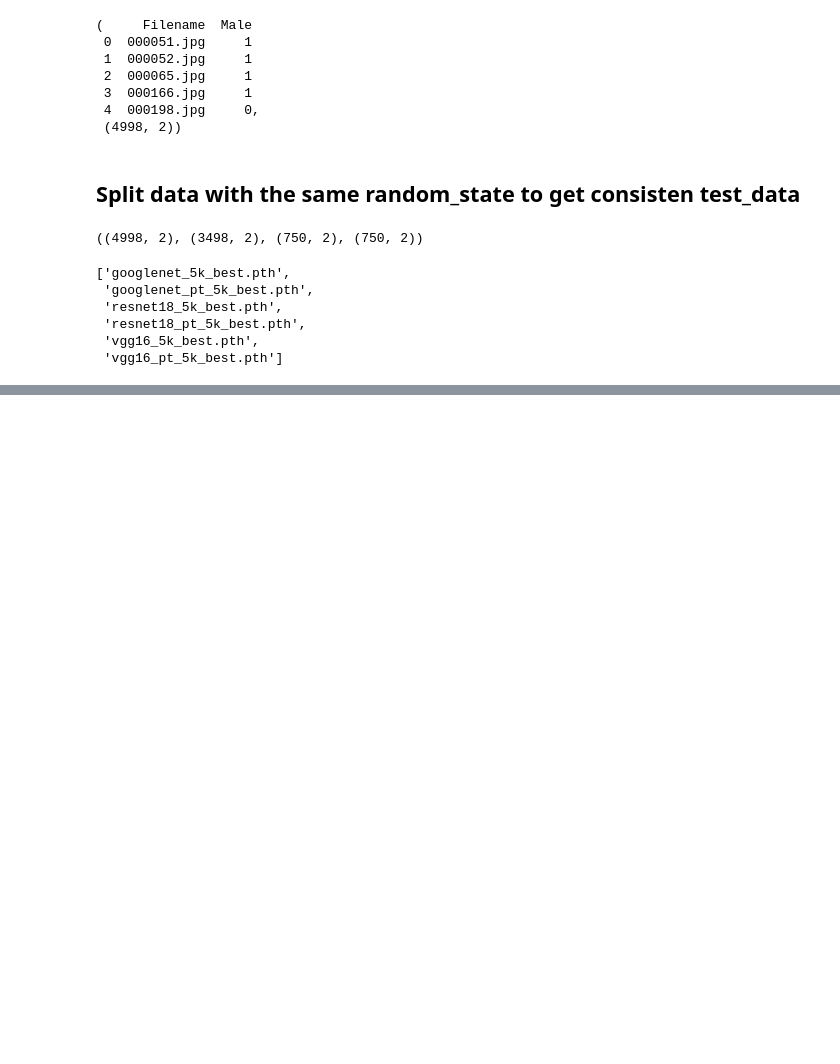
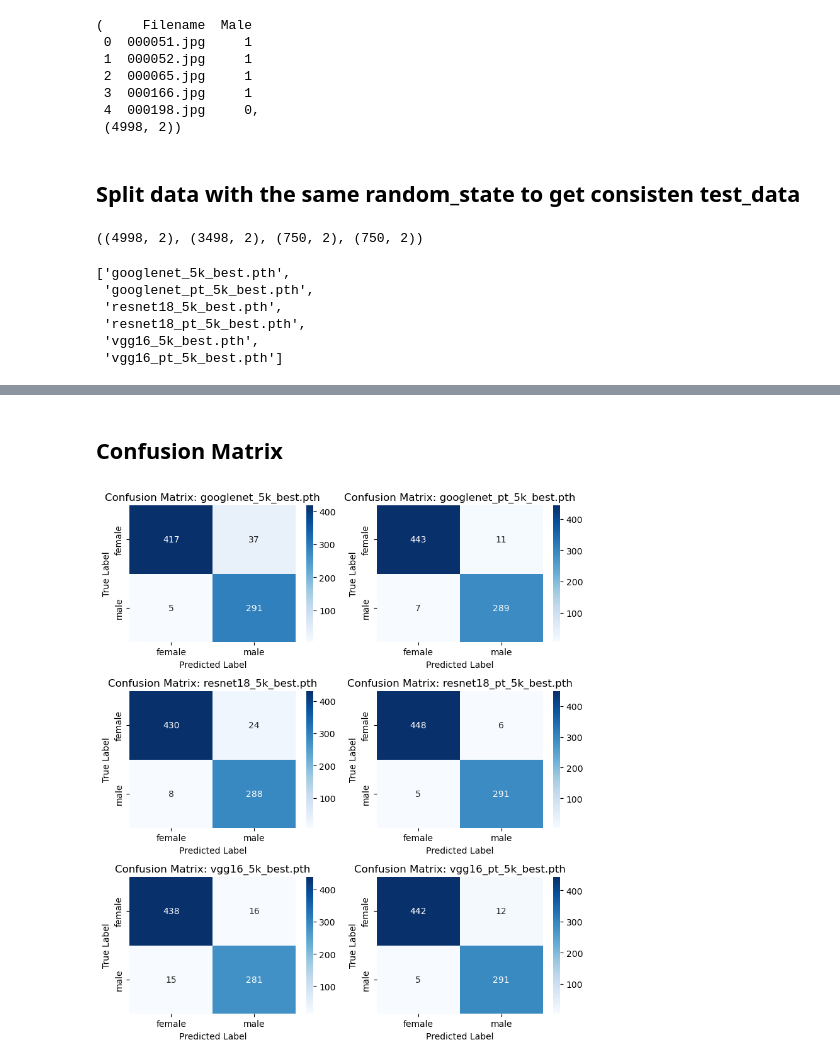
Before and after one commit to budikawira/gender-classification, a Jupyter notebook: gender_classification_evaluation.ipynb, the cells around one changed output, grey strips where cells are left out. Saved outputs shown, nothing was run; the diff lists cells and outputs as text; code cells hidden in the pictures; blank space fills up the shorter version.

```diff
--- a/gender_classification_evaluation.ipynb
+++ b/gender_classification_evaluation.ipynb
@@ -436,0 +464,4 @@ accuracy, all_preds, all_labels, total_time, avg_time_per_sample = evaluate_mode
+# %%
+df_eval = pd.DataFrame(eval_results)
+
+df_eval.columns
@@ -436,0 +486,9 @@ accuracy, all_preds, all_labels, total_time, avg_time_per_sample = evaluate_mode
+# %%
+for i in range(len(df_eval)):
+    print('-'*55)
+    print('Model: {}'.format(df_eval['model'][i]))
+    df_class = pd.DataFrame(df_eval['classification_report'][i]).transpose()
+    df_class['support'] = df_class['support'].astype(int)
+    print(df_class)
+    print('-'*55)
+    print()
@@ -436,0 +513,23 @@ accuracy, all_preds, all_labels, total_time, avg_time_per_sample = evaluate_mode
+# %% [markdown]
+## Confusion Matrix
+# %%
+fig, axs = plt.subplots(3, 2, figsize=(8, 9))
+axs = np.array(axs).flatten()
+for i in range(len(df_eval)):
+    cm = df_eval['confusion_matrix'][i]
+    ax = axs[i]
+    # Plot confusion matrix# Create heatmap on the specific subplot axis
+    sns.heatmap(cm, annot=True, fmt='d', cmap='Blues',
+               xticklabels=['female', 'male'],
+               yticklabels=['female', 'male'],
+               ax=ax)  # Critical: pass the axis
+
+    # Set title and labels
+    ax.set_title(f"Confusion Matrix: {df_eval['model'][i]}")
+    ax.set_ylabel('True Label')
+    ax.set_xlabel('Predicted Label')
+
+plt.tight_layout()
+plt.show()
+# %% [output]
+[figure, added]
```
Also changed, not shown: parts of 25 cells of this notebook, 1 other file.
